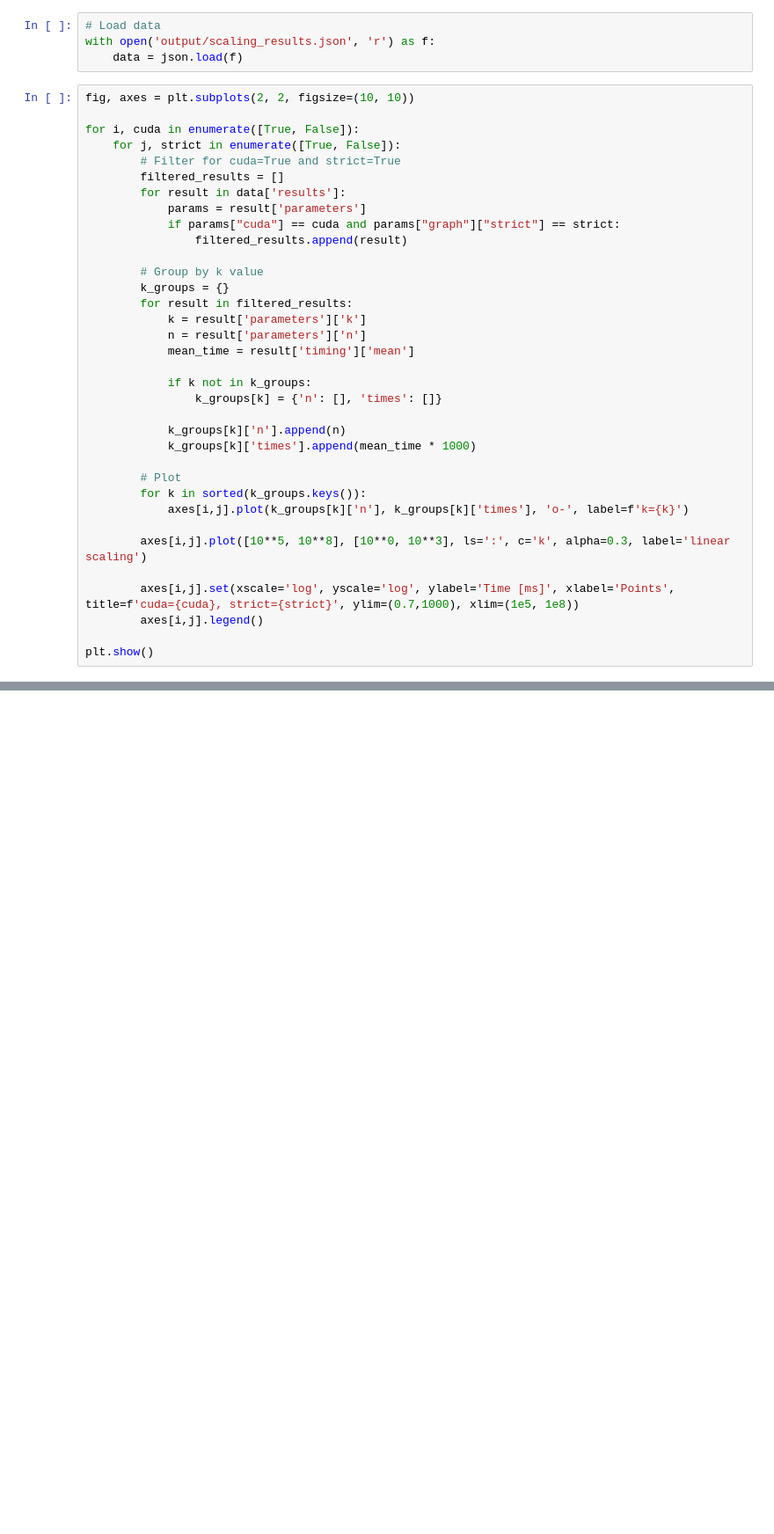
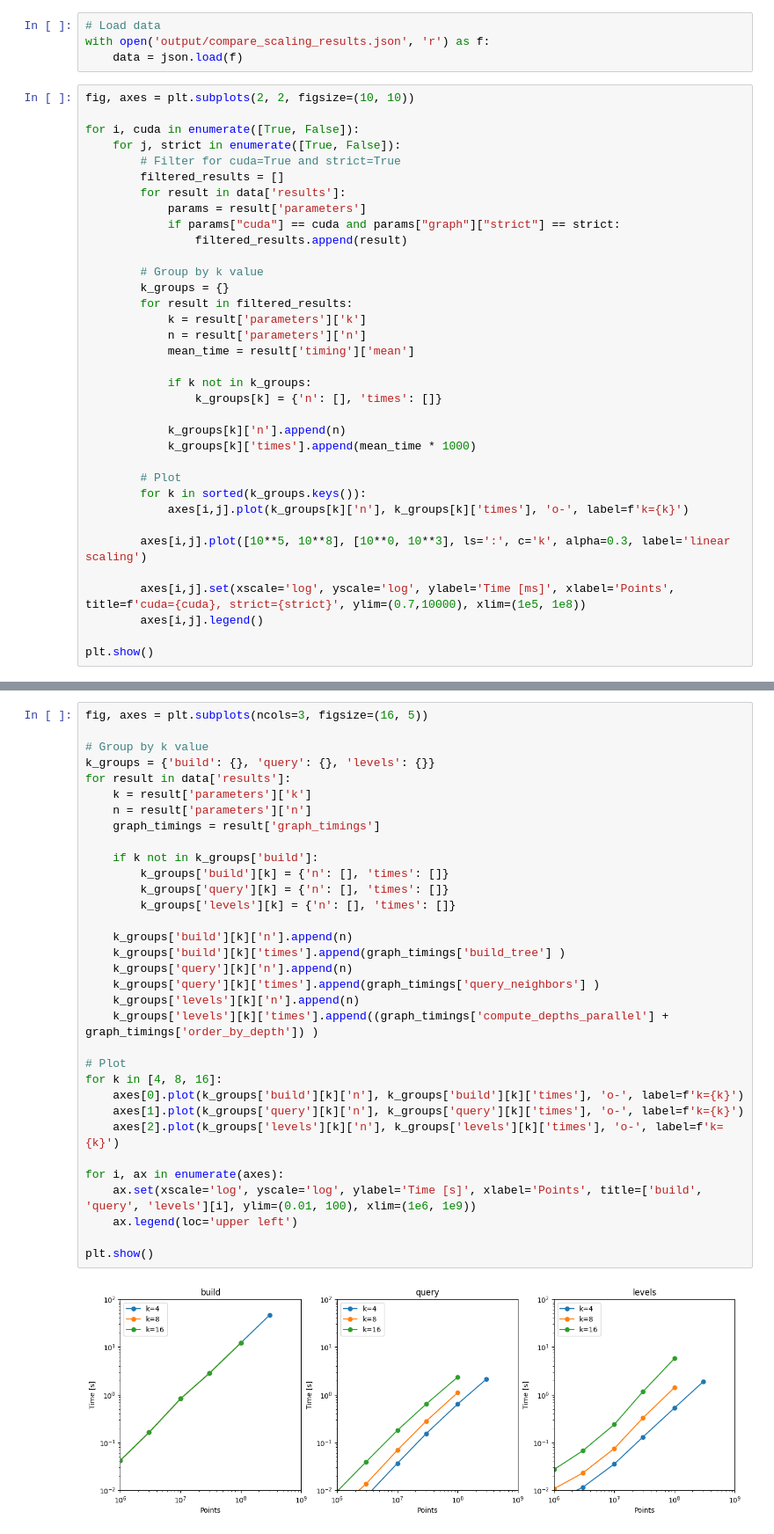
Before and after one commit to stanford-ism/graphgp, a Jupyter notebook: plot_benchmarks.ipynb, the cells around one changed output, grey strips where cells are left out. Shown at 88% size. Drawn from its saved outputs; the diff is of its cells as text; blank space fills up the shorter version.

```diff
--- a/plot_benchmarks.ipynb
+++ b/plot_benchmarks.ipynb
@@ -35,6 +92,6 @@ plt.show()
 # %%
 # Load data
-with open('output/scaling_results.json', 'r') as f:
+with open('output/compare_scaling_results.json', 'r') as f:
     data = json.load(f)
 # %%
 fig, axes = plt.subplots(2, 2, figsize=(10, 10))
@@ -67,7 +124,7 @@ for i, cuda in enumerate([True, False]):
 
         axes[i,j].plot([10**5, 10**8], [10**0, 10**3], ls=':', c='k', alpha=0.3, label='linear scaling')
 
-        axes[i,j].set(xscale='log', yscale='log', ylabel='Time [ms]', xlabel='Points', title=f'cuda={cuda}, strict={strict}', ylim=(0.7,1000), xlim=(1e5, 1e8))
+        axes[i,j].set(xscale='log', yscale='log', ylabel='Time [ms]', xlabel='Points', title=f'cuda={cuda}, strict={strict}', ylim=(0.7,10000), xlim=(1e5, 1e8))
         axes[i,j].legend()
 
 plt.show()
@@ -111,0 +169,35 @@ for i, cuda in enumerate([True, False]):
+# %%
+fig, axes = plt.subplots(ncols=3, figsize=(16, 5))
+
+# Group by k value
+k_groups = {'build': {}, 'query': {}, 'levels': {}}
+for result in data['results']:
+    k = result['parameters']['k']
+    n = result['parameters']['n']
+    graph_timings = result['graph_timings']
+
+    if k not in k_groups['build']:
+        k_groups['build'][k] = {'n': [], 'times': []}
+        k_groups['query'][k] = {'n': [], 'times': []}
+        k_groups['levels'][k] = {'n': [], 'times': []}
+
+    k_groups['build'][k]['n'].append(n)
+    k_groups['build'][k]['times'].append(graph_timings['build_tree'] )
+    k_groups['query'][k]['n'].append(n)
+    k_groups['query'][k]['times'].append(graph_timings['query_neighbors'] )
+    k_groups['levels'][k]['n'].append(n)
+    k_groups['levels'][k]['times'].append((graph_timings['compute_depths_parallel'] + graph_timings['order_by_depth']) )
+
+# Plot
+for k in [4, 8, 16]:
+    axes[0].plot(k_groups['build'][k]['n'], k_groups['build'][k]['times'], 'o-', label=f'k={k}')
+    axes[1].plot(k_groups['query'][k]['n'], k_groups['query'][k]['times'], 'o-', label=f'k={k}')
+    axes[2].plot(k_groups['levels'][k]['n'], k_groups['levels'][k]['times'], 'o-', label=f'k={k}')
+
+for i, ax in enumerate(axes):
+    ax.set(xscale='log', yscale='log', ylabel='Time [s]', xlabel='Points', title=['build', 'query', 'levels'][i], ylim=(0.01, 100), xlim=(1e6, 1e9))
+    ax.legend(loc='upper left')
+
+plt.show()
+# %% [output]
+[figure, added]
```
Also changed, not shown: parts of 7 cells of this notebook, 7 other files.
